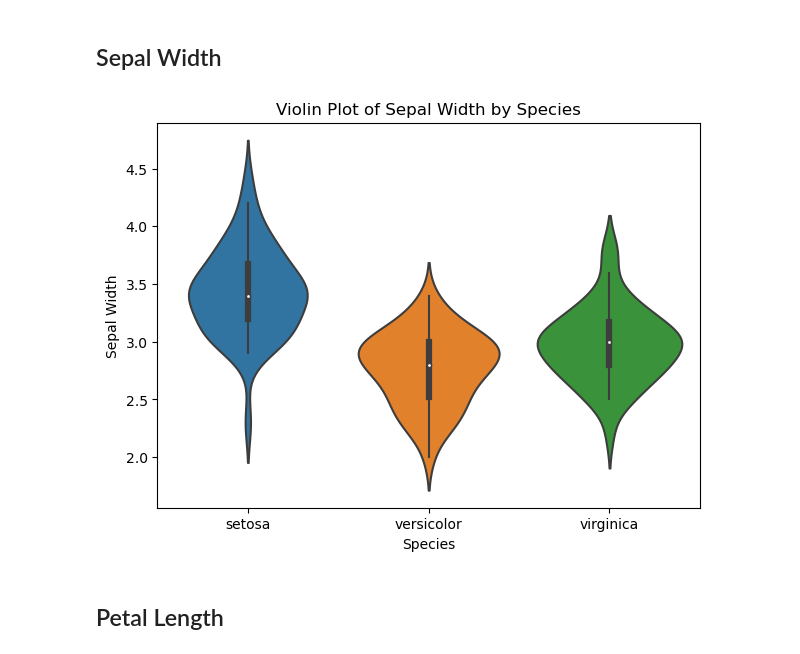
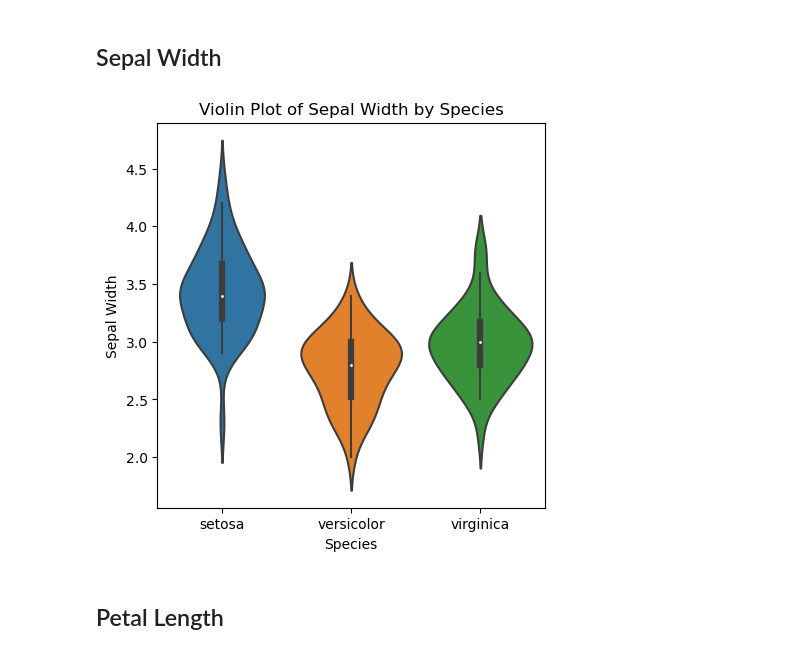
Before and after one commit to nexlanglxm/fundamentals-of-data-analysis, a Jupyter notebook: project.ipynb, the cells around one changed output. Drawn from its saved outputs; the diff is of its cells as text; code cells hidden in the pictures.

```diff
--- a/project.ipynb
+++ b/project.ipynb
@@ -177,7 +177,7 @@ Name: count, dtype: int64
 # %% [markdown]
 ## Sepal Length
 # %%
-folder_path = 'plots'
+folder_path = 'img'
 if not os.path.exists(folder_path):
     os.makedirs(folder_path)
 # %%
@@ -218,16 +218,16 @@ plt.savefig(file_path)
 ## Sepal Width
 # %%
 # a violin plot for Sepal Width
-plt.figure(figsize=(7, 5))  # Set figure size
+plt.figure(figsize=(5, 5))  # Set figure size
 sns.violinplot(x='species', y='sepal_width', data=iris)
 plt.title('Violin Plot of Sepal Width by Species')
 plt.xlabel('Species')
 plt.ylabel('Sepal Width')
 
 file_path = os.path.join(folder_path, 'violin_sepwid.png')
 plt.savefig(file_path)
 # %% [output]
-[figure, old version]
+[figure, new version]
 # %% [markdown]
 ## Petal Length
 # %% [markdown]
```
Also changed, not shown: parts of 4 cells of this notebook.
